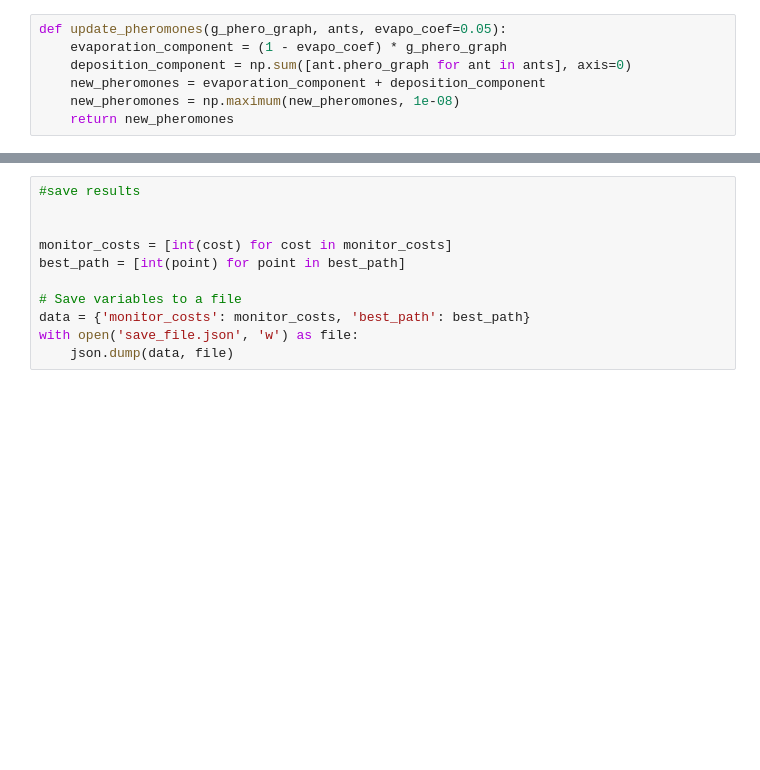
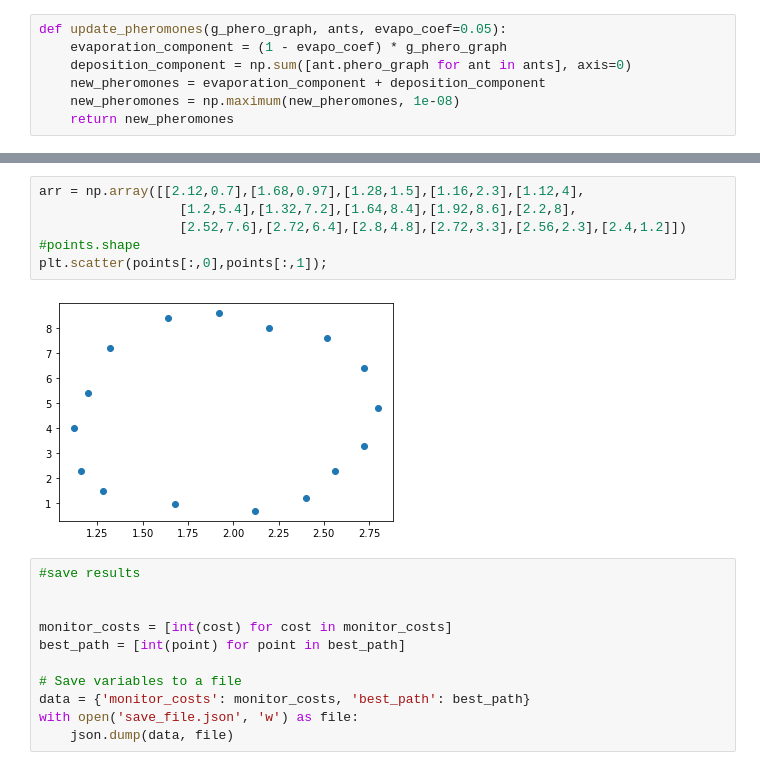
Before and after one commit to DimitrisMitroulis/NN-Projects, a Jupyter notebook: despoina-shortestPath/Map plotter-improved.ipynb, the cells around one changed output, grey strips where cells are left out. Saved outputs shown, nothing was run; the diff lists cells and outputs as text; blank space fills up the shorter version.

```diff
--- a/despoina-shortestPath/Map plotter-improved.ipynb
+++ b/despoina-shortestPath/Map plotter-improved.ipynb
@@ -232,3 +218,11 @@ plt.plot(np.arange(len(monitor_costs)),monitor_costs);
+# %%
+arr = np.array([[2.12,0.7],[1.68,0.97],[1.28,1.5],[1.16,2.3],[1.12,4],
+                  [1.2,5.4],[1.32,7.2],[1.64,8.4],[1.92,8.6],[2.2,8],
+                  [2.52,7.6],[2.72,6.4],[2.8,4.8],[2.72,3.3],[2.56,2.3],[2.4,1.2]])
+#points.shape
+plt.scatter(points[:,0],points[:,1]);
+# %% [output]
+[figure, added]
 # %%
 #save results
 
```
Also changed, not shown: parts of 6 cells of this notebook.
